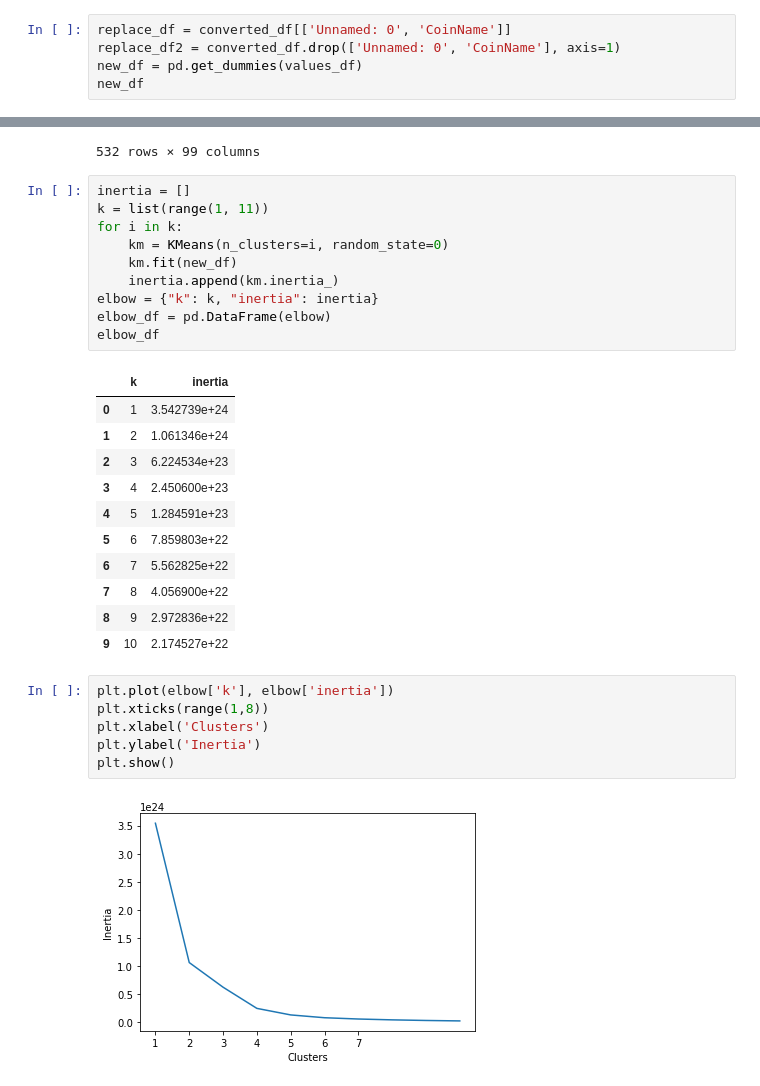
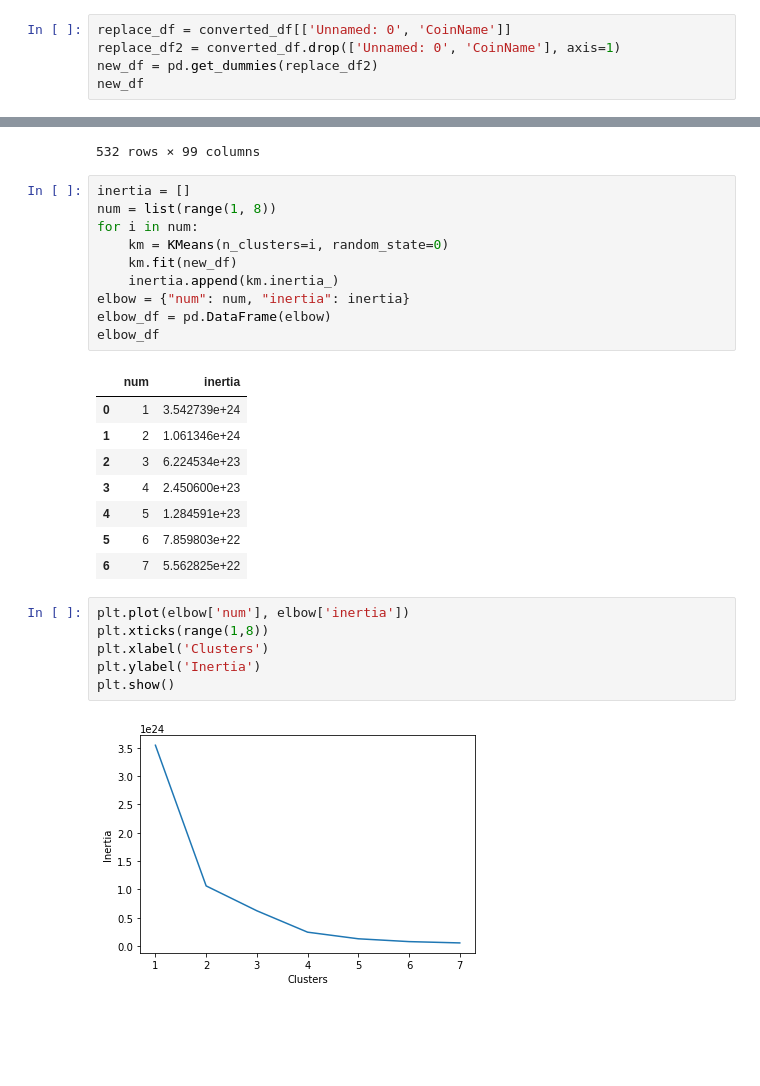
Before and after one commit to Nensan90/Unsupervised-learning---challenge, a Jupyter notebook: Clusters.ipynb, the cells around one changed output, grey strips where cells are left out. Cells and saved outputs as stored; diff of their text form; blank space fills up the shorter version.

```diff
--- a/Clusters.ipynb
+++ b/Clusters.ipynb
@@ -95,7 +95,7 @@ converted_df
 # %%
 replace_df = converted_df[['Unnamed: 0', 'CoinName']]
 replace_df2 = converted_df.drop(['Unnamed: 0', 'CoinName'], axis=1)
-new_df = pd.get_dummies(values_df)
+new_df = pd.get_dummies(replace_df2)
 new_df
 # %% [output]
 |  | IsTrading | TotalCoinsMined | TotalCoinSupply | Algorithm_1GB AES Pattern Search | Algorithm_536 | Algorithm_Argon2d | ... |
@@ -113,16 +113,16 @@ new_df
 532 rows × 99 columns
 # %%
 inertia = []
-k = list(range(1, 11))
-for i in k:
+num = list(range(1, 8))
+for i in num:
     km = KMeans(n_clusters=i, random_state=0)
     km.fit(new_df)
     inertia.append(km.inertia_)
-elbow = {"k": k, "inertia": inertia}
+elbow = {"num": num, "inertia": inertia}
 elbow_df = pd.DataFrame(elbow)
 elbow_df
 # %% [output]
-|  | k | inertia |
+|  | num | inertia |
 | 0 | 1 | 3.542739e+24 |
 | 1 | 2 | 1.061346e+24 |
 | 2 | 3 | 6.224534e+23 |
@@ -130,14 +130,11 @@ elbow_df
 | 4 | 5 | 1.284591e+23 |
 | 5 | 6 | 7.859803e+22 |
 | 6 | 7 | 5.562825e+22 |
-| 7 | 8 | 4.056900e+22 |
-| 8 | 9 | 2.972836e+22 |
-| 9 | 10 | 2.174527e+22 |
 # %%
-plt.plot(elbow['k'], elbow['inertia'])
+plt.plot(elbow['num'], elbow['inertia'])
 plt.xticks(range(1,8))
 plt.xlabel('Clusters')
 plt.ylabel('Inertia')
 plt.show()
 # %% [output]
-[figure, old version]
+[figure, new version]
```
